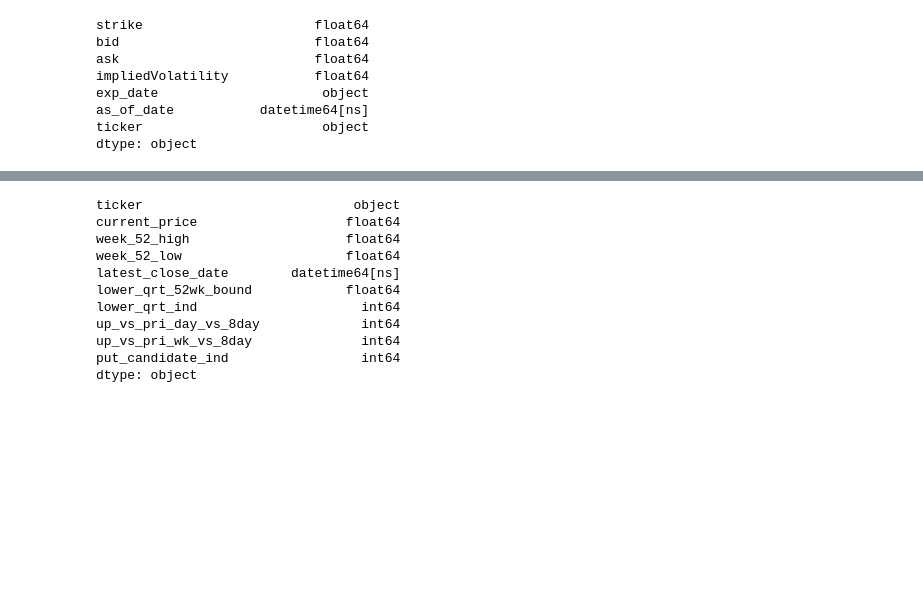
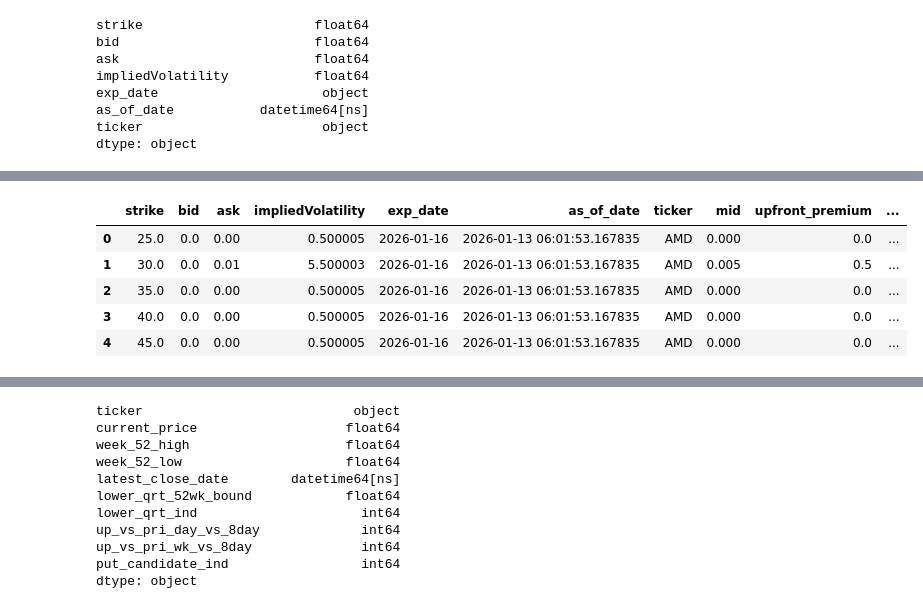
Before and after one commit to StudioTobhli/kestra_options, a Jupyter notebook: dev_notebooks/put_leads.ipynb, the cells around one changed output, grey strips where cells are left out. Cells and saved outputs as stored; diff of their text form; code cells hidden in the pictures; blank space fills up the shorter version.

```diff
--- a/dev_notebooks/put_leads.ipynb
+++ b/dev_notebooks/put_leads.ipynb
@@ -184,8 +184,20 @@ put_candidates_df['put_candidate_ind'] = (
 # Set candidates to tickers with passing put_candidate_ind
 # If none, then pass all tickers, to surface the highest annualized return
 # Include put_candidate_ind in dataset
-candidates = put_candidates_df[['ticker', 'put_candidate_ind']]
+candidates = put_candidates_df[['ticker', 'put_candidate_ind', 'current_price']]
 # candidates = put_candidates_df[put_candidates_df['put_candidate_ind'] == 1]['ticker']
+# %%
+# Add current price and indicator of whether it passed put_candidate_ind test
+put_option_data = put_option_data.merge(candidates, on='ticker')
+# %%
+put_option_data.head()
+# %% [output]
+|  | strike | bid | ask | impliedVolatility | exp_date | as_of_date | ticker | mid | upfront_premium | ... |
+| 0 | 25.0 | 0.0 | 0.00 | 0.500005 | 2026-01-16 | 2026-01-13 06:01:53.167835 | AMD | 0.000 | 0.0 | ... |
+| 1 | 30.0 | 0.0 | 0.01 | 5.500003 | 2026-01-16 | 2026-01-13 06:01:53.167835 | AMD | 0.005 | 0.5 | ... |
+| 2 | 35.0 | 0.0 | 0.00 | 0.500005 | 2026-01-16 | 2026-01-13 06:01:53.167835 | AMD | 0.000 | 0.0 | ... |
+| 3 | 40.0 | 0.0 | 0.00 | 0.500005 | 2026-01-16 | 2026-01-13 06:01:53.167835 | AMD | 0.000 | 0.0 | ... |
+| 4 | 45.0 | 0.0 | 0.00 | 0.500005 | 2026-01-16 | 2026-01-13 06:01:53.167835 | AMD | 0.000 | 0.0 | ... |
 # %%
 # filter to candidates
 # keeping options with < 15% return for now
```
Also changed, not shown: parts of 7 cells of this notebook, 1 other file.
